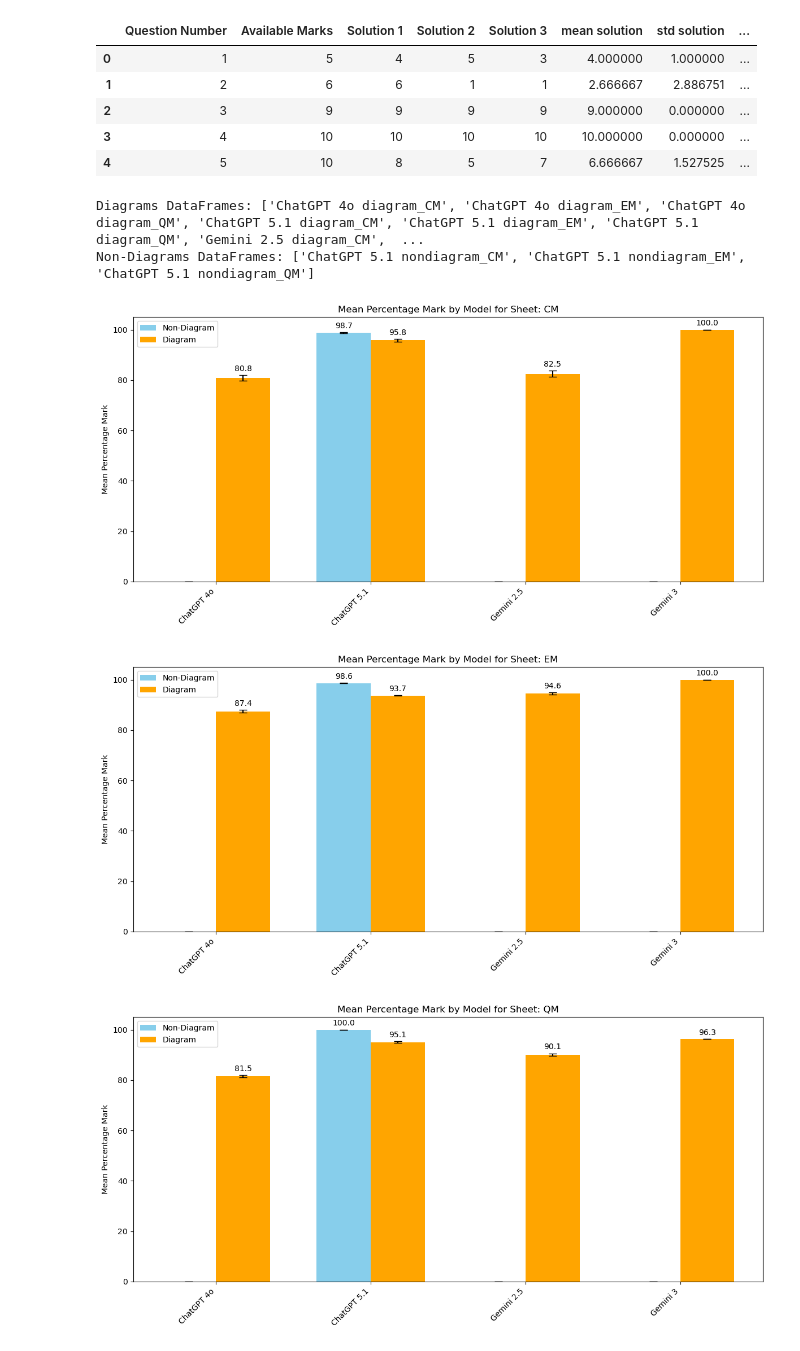
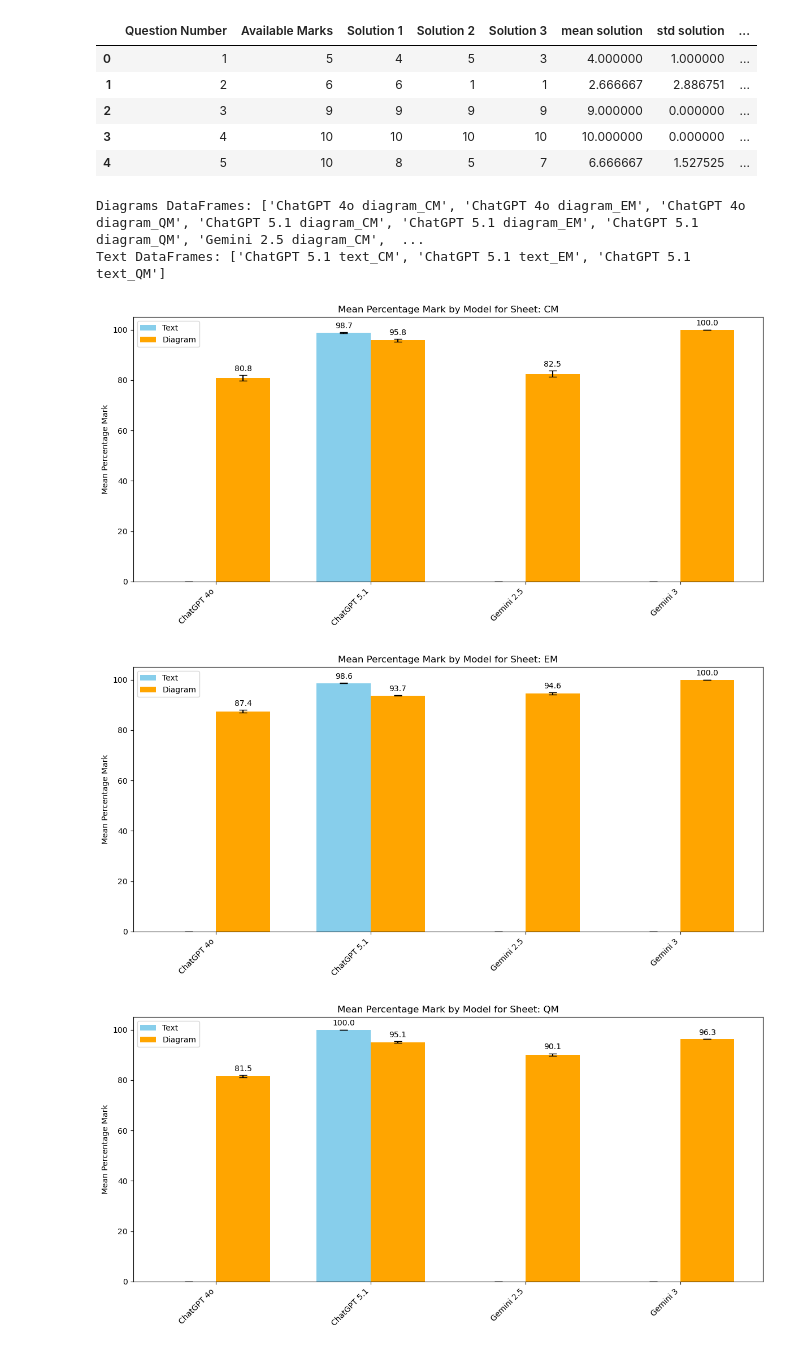
Before and after one commit to KonDoran/AI-in-Physics-in-Education, a Jupyter notebook: Plotting.ipynb, the cells around one changed output. Drawn from its saved outputs; the diff is of its cells as text; code cells hidden in the pictures.

```diff
--- a/Plotting.ipynb
+++ b/Plotting.ipynb
@@ -123,25 +123,25 @@ First 5 rows of ChatGPT 4o diagram_CM:
 # %%
 def split_dataframes_by_type(dfs):
     diagrams_dfs = {}
-    nondiagrams_dfs = {}
+    text_dfs = {}
 
     for key, df in dfs.items():
         # Check if 'diagram' is in the key (case-insensitive) to categorize
-        if 'nondiagram' in key.lower():
-            nondiagrams_dfs[key] = df
+        if 'text' in key.lower():
+            text_dfs[key] = df
         else:
             diagrams_dfs[key] = df
 
-    return diagrams_dfs, nondiagrams_dfs
+    return diagrams_dfs, text_dfs
 
 # Split the dataframes
-diagrams_dfs, nondiagrams_dfs = split_dataframes_by_type(dfs)
+diagrams_dfs, text_dfs = split_dataframes_by_type(dfs)
 
 print(f"Diagrams DataFrames: {list(diagrams_dfs.keys())}")
-print(f"Non-Diagrams DataFrames: {list(nondiagrams_dfs.keys())}")
+print(f"Text DataFrames: {list(text_dfs.keys())}")
 # %% [output]
 Diagrams DataFrames: ['ChatGPT 4o diagram_CM', 'ChatGPT 4o diagram_EM', 'ChatGPT 4o diagram_QM', 'ChatGPT 5.1 diagram_CM', 'ChatGPT 5.1 diagram_EM', 'ChatGPT 5.1 diagram_QM', 'Gemini 2.5 diagram_CM',  ...
-Non-Diagrams DataFrames: ['ChatGPT 5.1 nondiagram_CM', 'ChatGPT 5.1 nondiagram_EM', 'ChatGPT 5.1 nondiagram_QM']
+Text DataFrames: ['ChatGPT 5.1 text_CM', 'ChatGPT 5.1 text_EM', 'ChatGPT 5.1 text_QM']
 # %%
 def calculate_sheet_stats(dfs):
     sheet_stats = {}
@@ -198,13 +198,13 @@ sheet_stats = calculate_sheet_stats(dfs)
 
 #     print(f"{key}: Mean Percentage = {pct_str}, Mean Std Dev = {std_str}")
 # %%
-def plot_sheet_comparisons(diagrams_stats, nondiagrams_stats):
+def plot_sheet_comparisons(diagrams_stats, text_stats):
     import matplotlib.pyplot as plt
     import numpy as np
     import re
 
     # Group data by Sheet Name, then by Model Name
-    # Structure: { 'Sheet Name': { 'Model Name': {'Diagram': (mean, std), 'Non-Diagram': (mean, std)} } }
+    # Structure: { 'Sheet Name': { 'Model Name': {'Diagram': (mean, std), 'Text': (mean, std)} } }
     sheets_data = {}
 
     # Helper to process stats dictionary
@@ -221,8 +221,8 @@ def plot_sheet_comparisons(diagrams_stats, nondiagrams_stats):
                 continue
 
             # Normalize model name
-            # Remove 'diagram' and 'nondiagram' (case insensitive) and trim whitespace
-            model_name = re.sub(r'\s*nondiagram\s*', '', file_base, flags=re.IGNORECASE)
+            # Remove 'diagram' and 'text' (case insensitive) and trim whitespace
+            model_name = re.sub(r'\s*text\s*', '', file_base, flags=re.IGNORECASE)
             model_name = re.sub(r'\s*diagram\s*', '', model_name, flags=re.IGNORECASE).strip()
 
             # Also handle potential extra spaces or variations if needed
@@ -238,7 +238,7 @@ def plot_sheet_comparisons(diagrams_stats, nondiagrams_stats):
 
     # Process both dictionaries
     process_stats(diagrams_stats, 'Diagram')
-    process_stats(nondiagrams_stats, 'Non-Diagram')
+    process_stats(text_stats, 'Text')
 
     # Plot for each Sheet (CM, EM, QM)
     for sheet_name, models in sheets_data.items():
@@ -247,8 +247,8 @@ def plot_sheet_comparisons(diagrams_stats, nondiagrams_stats):
 
         means_diagram = []
         stds_diagram = []
-        means_nondiagram = []
-        stds_nondiagram = []
+        means_text = []
+        stds_text = []
 
         for model in model_names:
             # Get Diagram stats
@@ -261,47 +261,47 @@ def plot_sheet_comparisons(diagrams_stats, nondiagrams_stats):
                 stds_diagram.append(0)
 
             # Get Non-Diagram stats
-            nd_stats = models[model].get('Non-Diagram')
+            nd_stats = models[model].get('Text')
             if nd_stats:
-                means_nondiagram.append(nd_stats['mean_percentage'])
-                stds_nondiagram.append(nd_stats['mean_std'])
+                means_text.append(nd_stats['mean_percentage'])
+                stds_text.append(nd_stats['mean_std'])
             else:
-                means_nondiagram.append(0)
-                stds_nondiagram.append(0)
+                means_text.append(0)
+                stds_text.append(0)
 
         # Plotting
         x = np.arange(len(model_names))
         width = 0.35
 
         fig, ax = plt.subplots(figsize=(12, 6))
 
-        # Plot Non-Diagram bars
-        rects1 = ax.bar(x - width/2, means_nondiagram, width, yerr=stds_nondiagram, label='Non-Diagram', capsize=5, color='skyblue')
+        # Plot Text bars
+        rects1 = ax.bar(x - width/2, means_text, width, yerr=stds_text, label='Text', capsize=5, color='skyblue')
 
         # Plot Diagram bars
         rects2 = ax.bar(x + width/2, means_diagram, width, yerr=stds_diagram, label='Diagram', capsize=5, color='orange')
 
         ax.set_ylabel('Mean Percentage Mark')
         ax.set_title(f'Mean Percentage Mark by Model for Sheet: {sheet_name}')
         ax.set_xticks(x)
         ax.set_xticklabels(model_names, rotation=45, ha='right')
         ax.legend()
 
         # Add labels
-        ax.bar_label(rects1, padding=3, fmt='%.1f', labels=[f'{v:.1f}' if v > 0 else '' for v in means_nondiagram])
+        ax.bar_label(rects1, padding=3, fmt='%.1f', labels=[f'{v:.1f}' if v > 0 else '' for v in means_text])
         ax.bar_label(rects2, padding=3, fmt='%.1f', labels=[f'{v:.1f}' if v > 0 else '' for v in means_diagram])
 
         plt.tight_layout()
         plt.show()
 
 # Calculate stats for separated dataframes
 diagrams_stats = calculate_sheet_stats(diagrams_dfs)
-nondiagrams_stats = calculate_sheet_stats(nondiagrams_dfs)
+text_stats = calculate_sheet_stats(text_dfs)
 
 # Plot the comparisons using the separated stats
-plot_sheet_comparisons(diagrams_stats, nondiagrams_stats)
+plot_sheet_comparisons(diagrams_stats, text_stats)
 # %% [output]
-[figure, old version]
+[figure, new version]
-[figure, old version]
+[figure, new version]
-[figure, old version]
+[figure, new version]
 # %%
```
Also changed, not shown: parts of 2 cells of this notebook.
